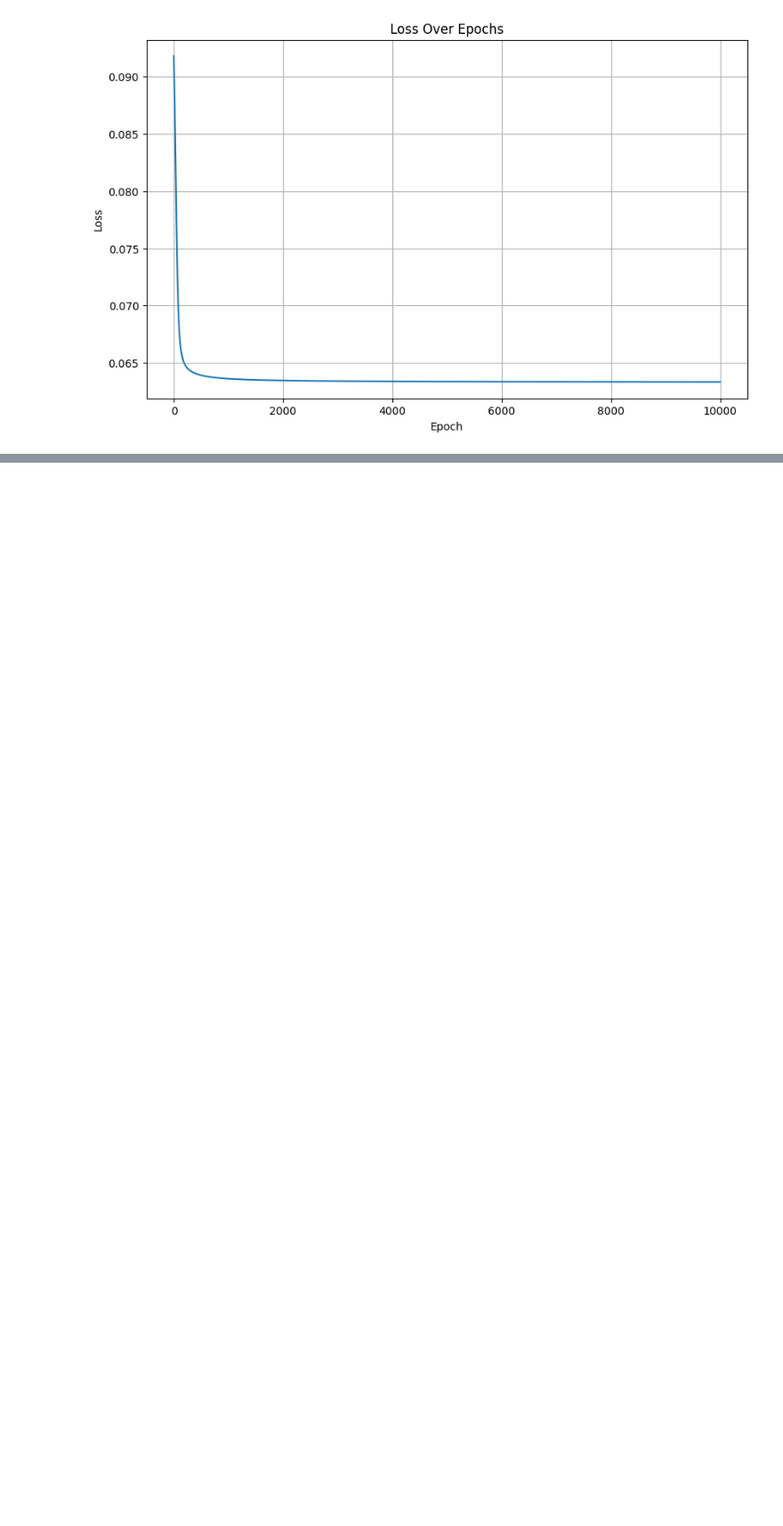
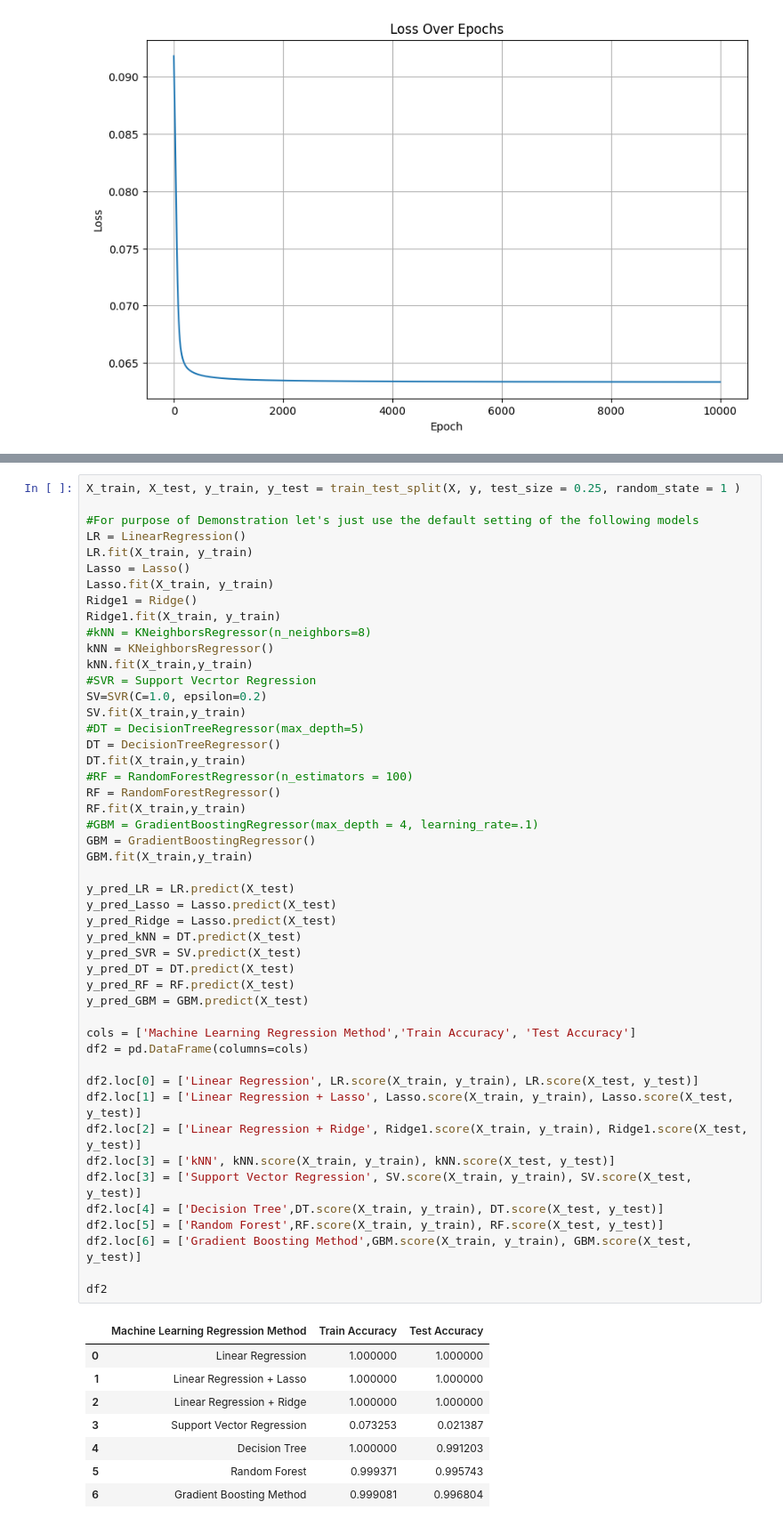
Before and after one commit to akatelync/machine-learning2, a Jupyter notebook: machine-learning2/notebooks/reviewer.ipynb, the cells around one changed output, grey strips where cells are left out. Shown: that part at 89% size. Drawn from its saved outputs; the diff is of its cells as text; blank space fills up the shorter version.

```diff
--- a/machine-learning2/notebooks/reviewer.ipynb
+++ b/machine-learning2/notebooks/reviewer.ipynb
@@ -1291,0 +1366,57 @@ Input: 1, 1 | Target: 1 | Predicted: 0.503144 | Rounded: 1
+# %%
+X_train, X_test, y_train, y_test = train_test_split(X, y, test_size = 0.25, random_state = 1 )
+
+#For purpose of Demonstration let's just use the default setting of the following models
+LR = LinearRegression()
+LR.fit(X_train, y_train)
+Lasso = Lasso()
+Lasso.fit(X_train, y_train)
+Ridge1 = Ridge()
+Ridge1.fit(X_train, y_train)
+#kNN = KNeighborsRegressor(n_neighbors=8)
+kNN = KNeighborsRegressor()
+kNN.fit(X_train,y_train)
+#SVR = Support Vecrtor Regression
+SV=SVR(C=1.0, epsilon=0.2)
+SV.fit(X_train,y_train)
+#DT = DecisionTreeRegressor(max_depth=5)
+DT = DecisionTreeRegressor()
+DT.fit(X_train,y_train)
+#RF = RandomForestRegressor(n_estimators = 100)
+RF = RandomForestRegressor()
+RF.fit(X_train,y_train)
+#GBM = GradientBoostingRegressor(max_depth = 4, learning_rate=.1)
+GBM = GradientBoostingRegressor()
+GBM.fit(X_train,y_train)
+
+y_pred_LR = LR.predict(X_test)
+y_pred_Lasso = Lasso.predict(X_test)
+y_pred_Ridge = Lasso.predict(X_test)
+y_pred_kNN = DT.predict(X_test)
+y_pred_SVR = SV.predict(X_test)
+y_pred_DT = DT.predict(X_test)
+y_pred_RF = RF.predict(X_test)
+y_pred_GBM = GBM.predict(X_test)
+
+cols = ['Machine Learning Regression Method','Train Accuracy', 'Test Accuracy']
+df2 = pd.DataFrame(columns=cols)
+
+df2.loc[0] = ['Linear Regression', LR.score(X_train, y_train), LR.score(X_test, y_test)]
+df2.loc[1] = ['Linear Regression + Lasso', Lasso.score(X_train, y_train), Lasso.score(X_test, y_test)]
+df2.loc[2] = ['Linear Regression + Ridge', Ridge1.score(X_train, y_train), Ridge1.score(X_test, y_test)]
+df2.loc[3] = ['kNN', kNN.score(X_train, y_train), kNN.score(X_test, y_test)]
+df2.loc[3] = ['Support Vector Regression', SV.score(X_train, y_train), SV.score(X_test, y_test)]
+df2.loc[4] = ['Decision Tree',DT.score(X_train, y_train), DT.score(X_test, y_test)]
+df2.loc[5] = ['Random Forest',RF.score(X_train, y_train), RF.score(X_test, y_test)]
+df2.loc[6] = ['Gradient Boosting Method',GBM.score(X_train, y_train), GBM.score(X_test, y_test)]
+
+df2
+# %% [output]
+|  | Machine Learning Regression Method | Train Accuracy | Test Accuracy |
+| 0 | Linear Regression | 1.000000 | 1.000000 |
+| 1 | Linear Regression + Lasso | 1.000000 | 1.000000 |
+| 2 | Linear Regression + Ridge | 1.000000 | 1.000000 |
+| 3 | Support Vector Regression | 0.073253 | 0.021387 |
+| 4 | Decision Tree | 1.000000 | 0.991203 |
+| 5 | Random Forest | 0.999371 | 0.995743 |
+| 6 | Gradient Boosting Method | 0.999081 | 0.996804 |
```
Also changed, not shown: parts of 16 cells of this notebook.
